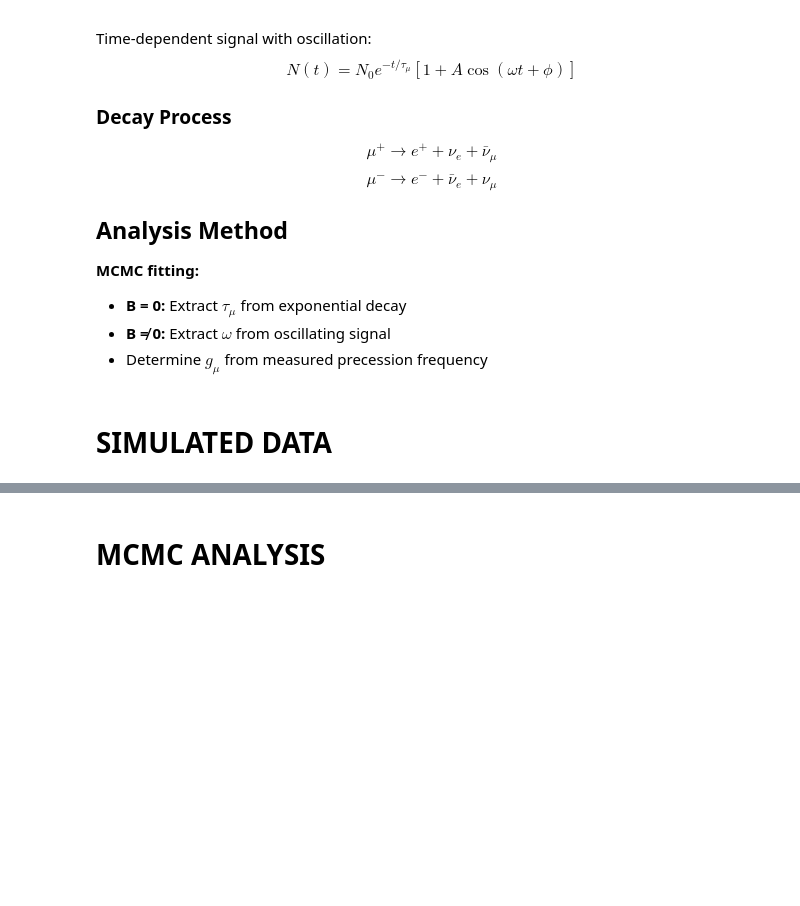
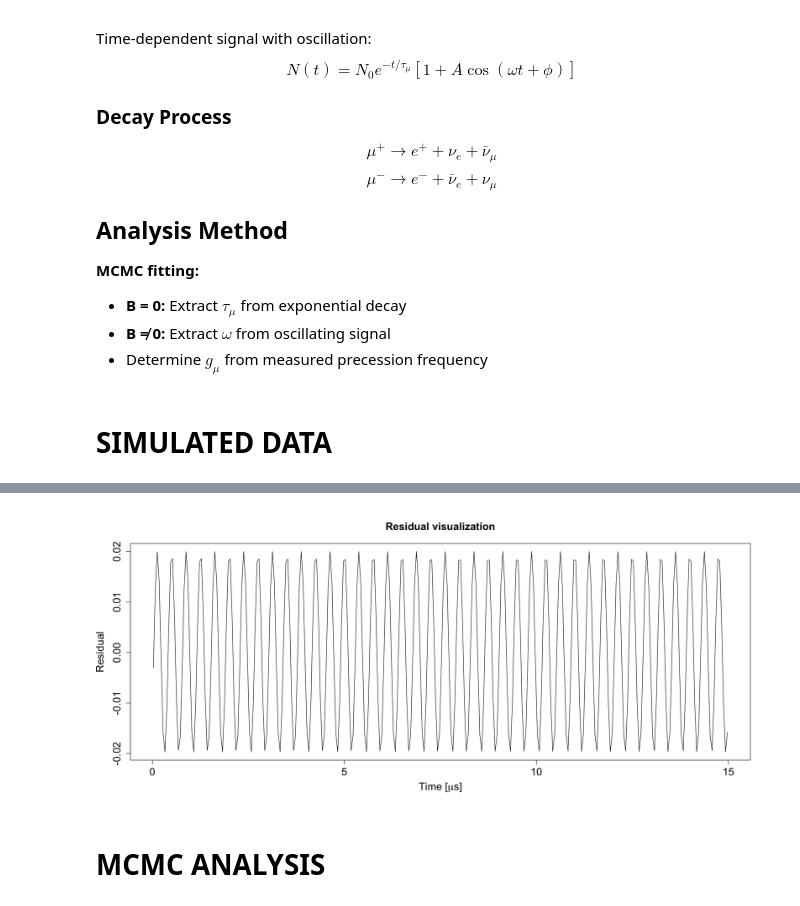
Before and after one commit to FrancescoLR02/AdvancedStatistics_Project, a Jupyter notebook: ProgettoR.ipynb, the cells around one changed output, grey strips where cells are left out. Saved outputs shown, nothing was run; the diff lists cells and outputs as text; code cells hidden in the pictures; blank space fills up the shorter version.

```diff
--- a/ProgettoR.ipynb
+++ b/ProgettoR.ipynb
@@ -168,3 +167,13 @@ plot.data(data.withB,"Detected muons (with B)")
+# %%
+#Plotting the residuals to show the presence of the oscillation:
+#Using a different time scale to have a better visualization:
+
+Res <- (N.withB.ideal - N.noB.ideal) / N.noB.ideal
+
+plot(t, Res, type='l', xlab=expression("Time ["*mu*"s]"), ylab="Residual", main='Residual visualization',
+         cex.main=1.5, cex.axis=1.5, cex.lab=1.5)
+# %% [output]
+[figure, added]
 # %% [markdown]
 # MCMC ANALYSIS
 # %%
```
Also changed, not shown: parts of 10 cells of this notebook, 1 other file.
